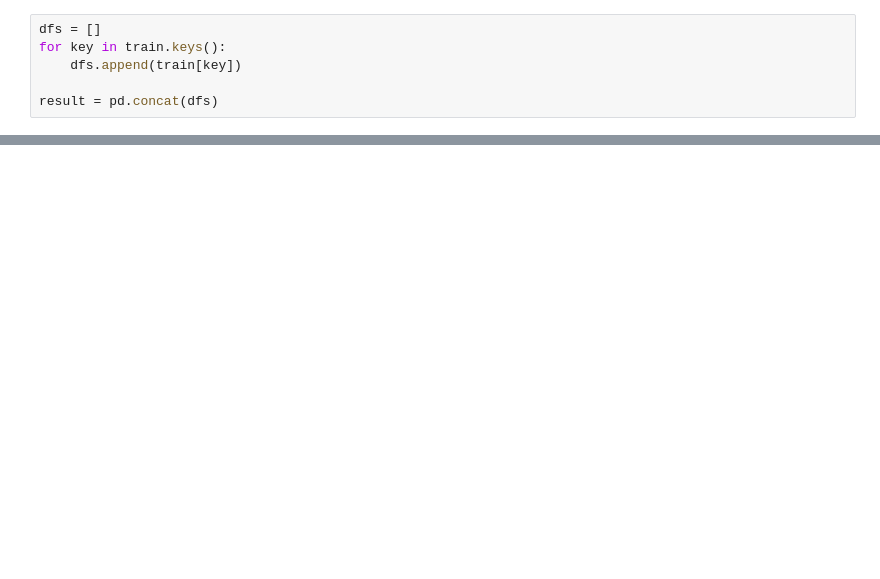
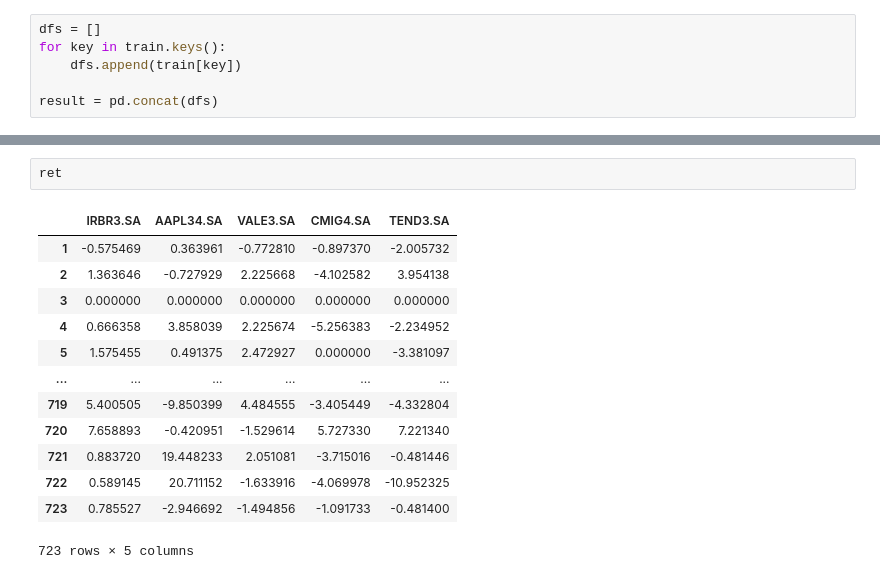
Before and after one commit to victorhdcoelho/atividade1-SinaisDigitais, a Jupyter notebook: Atividade1.ipynb, the cells around one changed output, grey strips where cells are left out. Cells and saved outputs as stored; diff of their text form; blank space fills up the shorter version.

```diff
--- a/Atividade1.ipynb
+++ b/Atividade1.ipynb
@@ -82,0 +150,16 @@ bestes
+# %%
+ret
+# %% [output]
+|  | IRBR3.SA | AAPL34.SA | VALE3.SA | CMIG4.SA | TEND3.SA |
+| 1 | -0.575469 | 0.363961 | -0.772810 | -0.897370 | -2.005732 |
+| 2 | 1.363646 | -0.727929 | 2.225668 | -4.102582 | 3.954138 |
+| 3 | 0.000000 | 0.000000 | 0.000000 | 0.000000 | 0.000000 |
+| 4 | 0.666358 | 3.858039 | 2.225674 | -5.256383 | -2.234952 |
+| 5 | 1.575455 | 0.491375 | 2.472927 | 0.000000 | -3.381097 |
+| ... | ... | ... | ... | ... | ... |
+| 719 | 5.400505 | -9.850399 | 4.484555 | -3.405449 | -4.332804 |
+| 720 | 7.658893 | -0.420951 | -1.529614 | 5.727330 | 7.221340 |
+| 721 | 0.883720 | 19.448233 | 2.051081 | -3.715016 | -0.481446 |
+| 722 | 0.589145 | 20.711152 | -1.633916 | -4.069978 | -10.952325 |
+| 723 | 0.785527 | -2.946692 | -1.494856 | -1.091733 | -0.481400 |
+723 rows × 5 columns
```
Also changed, not shown: parts of 16 cells of this notebook, 1 other file.
